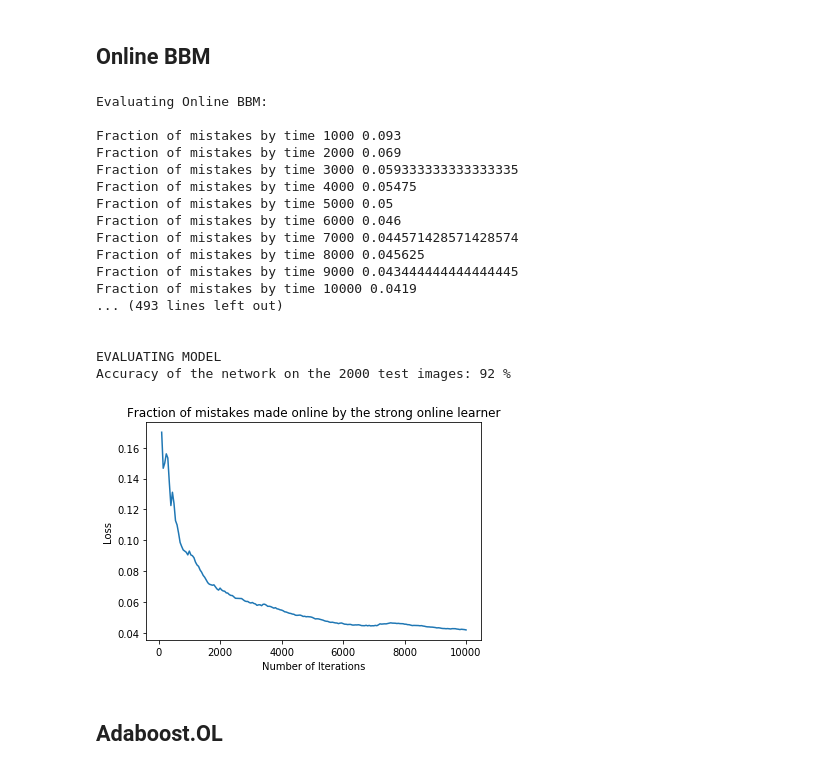
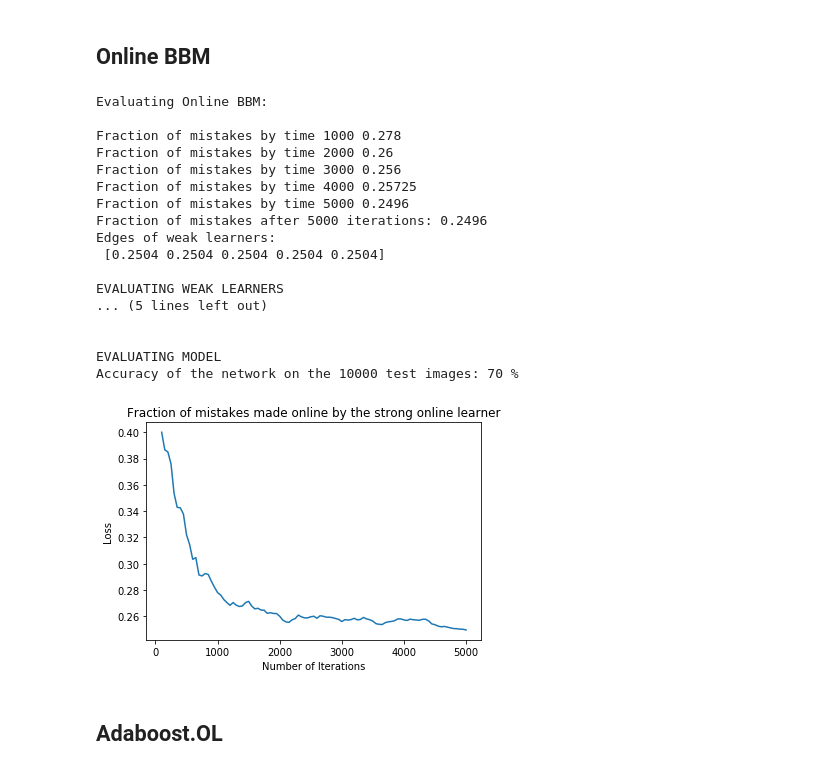
Before and after one commit to dqii/cos511_final_project, a Jupyter notebook: perc_mnist.ipynb, the cells around one changed output. Drawn from its saved outputs; the diff is of its cells as text; code cells hidden in the pictures.

```diff
--- a/perc_mnist.ipynb
+++ b/perc_mnist.ipynb
@@ -32,19 +32,19 @@ trainset = dset.MNIST(root=root, train=True, transform=trans, download=True)
 testset = dset.MNIST(root=root, train=False, transform=trans, download=True)
 
 # classes = ('plane', 'car', 'bird', 'cat', 'deer', 'dog', 'frog', 'horse', 'ship', 'truck')
-classes = ('0', '9', '8')
+classes = ('0', 'high', 'low')
 
 # create binary dataset
-label1 = 8; label2 = 9 # change if desired
+label1 = [0,1,2,3,4]; label2 = [5,6,7,8,9] # change if desired
 trainset.train_labels = np.array(trainset.train_labels)
 testset.test_labels = np.array(testset.test_labels)
 
 # adjust train set
-mask = (trainset.train_labels == label1) | (trainset.train_labels == label2)
-trainset.train_data=torch.from_numpy(trainset.train_data.numpy()[mask])
-trainset.train_labels=trainset.train_labels[mask]
-mask1 = (trainset.train_labels == label1)
-mask2 = (trainset.train_labels == label2)
+# mask = (trainset.train_labels == label1) | (trainset.train_labels == label2)
+# trainset.train_data=torch.from_numpy(trainset.train_data.numpy()[mask])
+# trainset.train_labels=trainset.train_labels[mask]
+mask1 = (trainset.train_labels == 0) | (trainset.train_labels == 1) | (trainset.train_labels == 2) | (trainset.train_labels == 3) | (trainset.train_labels == 4)
+mask2 = (trainset.train_labels == 5) | (trainset.train_labels == 6) | (trainset.train_labels == 7) | (trainset.train_labels == 8) | (trainset.train_labels == 9)
 trainset.train_labels[mask1] = -1
 trainset.train_labels[mask2] = 1
 
@@ -55,11 +55,11 @@ trainset.train_labels[mask2] = 1
 # trainset.train_labels = np.concatenate([trainset.train_labels, trainset.train_labels[permutation].copy()], 0)
 
 # adjust test set
-mask = (testset.test_labels == label1) | (testset.test_labels == label2)
-testset.test_data=torch.from_numpy(testset.test_data.numpy()[mask])
-testset.test_labels=testset.test_labels[mask]
-mask1 = (testset.test_labels == label1)
-mask2 = (testset.test_labels == label2)
+# mask = (testset.test_labels == label1) | (testset.test_labels == label2)
+# testset.test_data=torch.from_numpy(testset.test_data.numpy()[mask])
+# testset.test_labels=testset.test_labels[mask]
+mask1 = (testset.test_labels == 0) | (testset.test_labels == 1) | (testset.test_labels == 2) | (testset.test_labels == 3) | (testset.test_labels == 4)
+mask2 = (testset.test_labels == 5) | (testset.test_labels == 6) | (testset.test_labels == 7) | (testset.test_labels == 8) | (testset.test_labels == 9)
 testset.test_labels[mask1] = -1
 testset.test_labels[mask2] = 1
 
@@ -155,7 +138,7 @@ KeyboardInterrupt
 # Weak Learner: Perceptron
 # %%
 # set learning rate
-eta = 1
+eta = 0.01
 
 # get output of weak learner i
 # o.w. get output of combination of WLs
@@ -170,6 +153,7 @@ def update_WL(weak_learners, x, y, i):
     predict = predict_WL(weak_learners, x, i)
     if (predict*y) < 0:
         weak_learners[i] = weak_learners[i] + eta * x * y
+    return weak_learners
 
 # get output of combination of WLs (unweighted)
 # returns label in {-1, +1}
@@ -265,9 +249,9 @@ def onlineBBM(weak_learners, T):
             n_mistakes_WL[j-1] += (prediction != y).item()
 
             # pass training example to WL j with some probability
-            prob = 0 if max_w[j] == 0 else w[j]/max_w[j]
+            prob = 1 if max_w[j] == 0 else w[j]/max_w[j]
             if np.random.random_sample() < prob:
-                update_WL(weak_learners, x, y, j-1)
+                weak_learners = update_WL(weak_learners, x, y, j-1)
 
         # evaluate mistakes
         n_mistakes += (y_hat != y).item()
@@ -453,26 +443,26 @@ evaluate_baseline(architecture=0, T=1000)
 # %% [markdown]
 ## Online BBM
 # %%
-evaluate_onlineBBM(N=5, T=10000, architecture=2)
+evaluate_onlineBBM(N=5, T=5000, architecture=2)
 # %% [output]
 Evaluating Online BBM:
 
-Fraction of mistakes by time 1000 0.093
-Fraction of mistakes by time 2000 0.069
-Fraction of mistakes by time 3000 0.059333333333333335
-Fraction of mistakes by time 4000 0.05475
-Fraction of mistakes by time 5000 0.05
-Fraction of mistakes by time 6000 0.046
-Fraction of mistakes by time 7000 0.044571428571428574
-Fraction of mistakes by time 8000 0.045625
-Fraction of mistakes by time 9000 0.043444444444444445
-Fraction of mistakes by time 10000 0.0419
-... (493 lines left out)
+Fraction of mistakes by time 1000 0.278
+Fraction of mistakes by time 2000 0.26
+Fraction of mistakes by time 3000 0.256
+Fraction of mistakes by time 4000 0.25725
+Fraction of mistakes by time 5000 0.2496
+Fraction of mistakes after 5000 iterations: 0.2496
+Edges of weak learners:
+ [0.2504 0.2504 0.2504 0.2504 0.2504]
+
+EVALUATING WEAK LEARNERS
+... (5 lines left out)
 
 
 EVALUATING MODEL
-Accuracy of the network on the 2000 test images: 92 %
+Accuracy of the network on the 10000 test images: 70 %
-[figure, old version]
+[figure, new version]
 # %% [markdown]
 ## Adaboost.OL
 # %%
```
Also changed, not shown: parts of 7 cells of this notebook.
